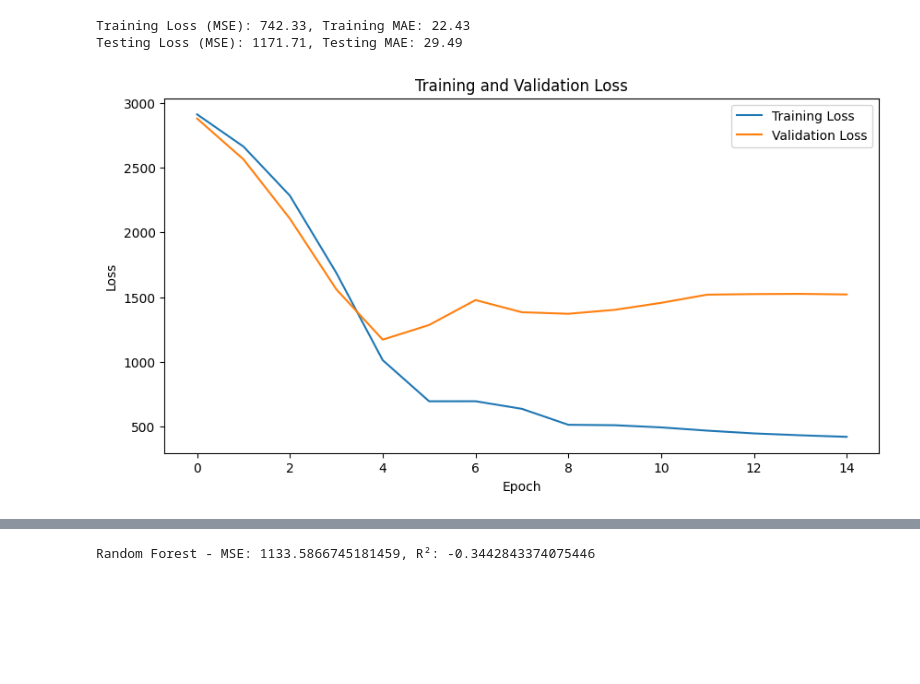
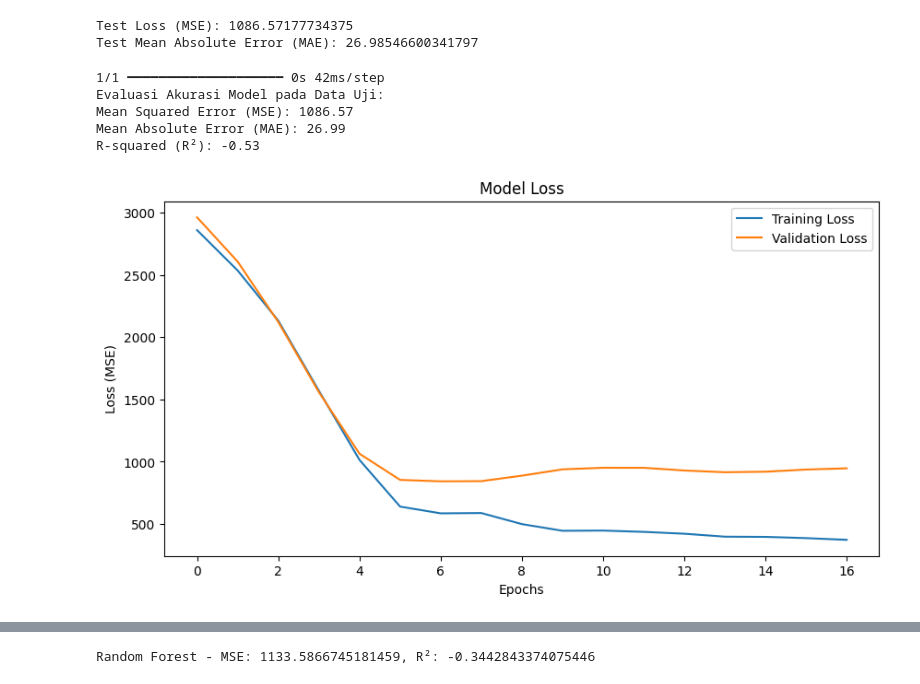
Before and after one commit to MuchBasroil/capstone-project-awair, a Jupyter notebook: Regresi Model.ipynb, the cells around one changed output, grey strips where cells are left out. Cells and saved outputs as stored; diff of their text form; code cells hidden in the pictures; blank space fills up the shorter version.

```diff
--- a/Regresi Model.ipynb
+++ b/Regresi Model.ipynb
@@ -29,31 +29,31 @@ X = data[['AQI', 'PM10', 'PM2.5', 'NO2', 'SO2', 'O3', 'Temperature', 'Humidity',
 y = data['HealthImpactScore']
 # %%
 # Split data ke training dan testing set
-X_train, X_test, y_train, y_test = train_test_split(X, y, test_size=0.2, random_state=42)
+X_train, X_test, y_train, y_test = train_test_split(X, y, test_size=0.3, random_state=42)
 # %%
 # Standardisasi data
 scaler = StandardScaler()
 X_train_scaled = scaler.fit_transform(X_train)
 X_test_scaled = scaler.transform(X_test)
 # %%
-# Membangun model Neural Network
-model_nn = Sequential([
+# 5. Define Neural Network Model
+model = Sequential([
     Dense(64, activation='relu', input_shape=(X_train_scaled.shape[1],)),
     Dense(32, activation='relu'),
-    Dense(1)  # Output layer
+    Dense(1)  # Single output for regression
 ])
 # %%
-# Kompilasi model
-model_nn.compile(optimizer=Adam(learning_rate=0.01), loss='mean_squared_error', metrics=['mae'])
+# Compile the model
+model.compile(optimizer=Adam(learning_rate=0.01), loss='mse', metrics=['mae'])
 # %%
 # Early stopping
 early_stopping = EarlyStopping(monitor='val_loss', patience=10, restore_best_weights=True)
 # %%
-# Melatih model
-history = model_nn.fit(
+# 6. Train the Model with Epochs
+history = model.fit(
     X_train_scaled, y_train,
-    validation_data=(X_test_scaled, y_test),
-    epochs=100,
+    validation_split=0.2,
+    epochs=100,  # Number of epochs
     batch_size=16,
     callbacks=[early_stopping],
     verbose=1
@@ -79,23 +79,43 @@ Epoch 15/100
 # %%
-# Evaluasi model
-train_loss, train_mae = model_nn.evaluate(X_train_scaled, y_train, verbose=0)
-test_loss, test_mae = model_nn.evaluate(X_test_scaled, y_test, verbose=0)
-
-print(f"Training Loss (MSE): {train_loss:.2f}, Training MAE: {train_mae:.2f}")
-print(f"Testing Loss (MSE): {test_loss:.2f}, Testing MAE: {test_mae:.2f}")
+# 7. Evaluate the Model
+loss, mae = model.evaluate(X_test_scaled, y_test, verbose=0)
+print(f"\nTest Loss (MSE): {loss}")
+print(f"Test Mean Absolute Error (MAE): {mae}")
 # %% [output]
-Training Loss (MSE): 742.33, Training MAE: 22.43
-Testing Loss (MSE): 1171.71, Testing MAE: 29.49
+Test Loss (MSE): 1086.57177734375
+Test Mean Absolute Error (MAE): 26.98546600341797
+# %%
+from sklearn.metrics import mean_squared_error, mean_absolute_error, r2_score
+
+# Evaluasi Model pada Data Uji
+y_pred = model.predict(X_test_scaled)
+
+# Hitung Metrik Evaluasi
+mse = mean_squared_error(y_test, y_pred)
+mae = mean_absolute_error(y_test, y_pred)
+r2 = r2_score(y_test, y_pred)
+
+# Tampilkan Hasil Evaluasi
+print("Evaluasi Akurasi Model pada Data Uji:")
+print(f"Mean Squared Error (MSE): {mse:.2f}")
+print(f"Mean Absolute Error (MAE): {mae:.2f}")
+print(f"R-squared (R²): {r2:.2f}")
+# %% [output]
+1/1 ━━━━━━━━━━━━━━━━━━━━ 0s 42ms/step
+Evaluasi Akurasi Model pada Data Uji:
+Mean Squared Error (MSE): 1086.57
+Mean Absolute Error (MAE): 26.99
+R-squared (R²): -0.53
 # %%
-# Plot training history
+# 8. Plot Training History
 plt.figure(figsize=(10, 5))
 plt.plot(history.history['loss'], label='Training Loss')
 plt.plot(history.history['val_loss'], label='Validation Loss')
-plt.xlabel('Epoch')
-plt.ylabel('Loss')
+plt.title('Model Loss')
+plt.xlabel('Epochs')
+plt.ylabel('Loss (MSE)')
 plt.legend()
-plt.title('Training and Validation Loss')
 plt.show()
 # %% [output]
-[figure, old version]
+[figure, new version]
 # %%
```
Also changed, not shown: parts of 2 cells of this notebook.
